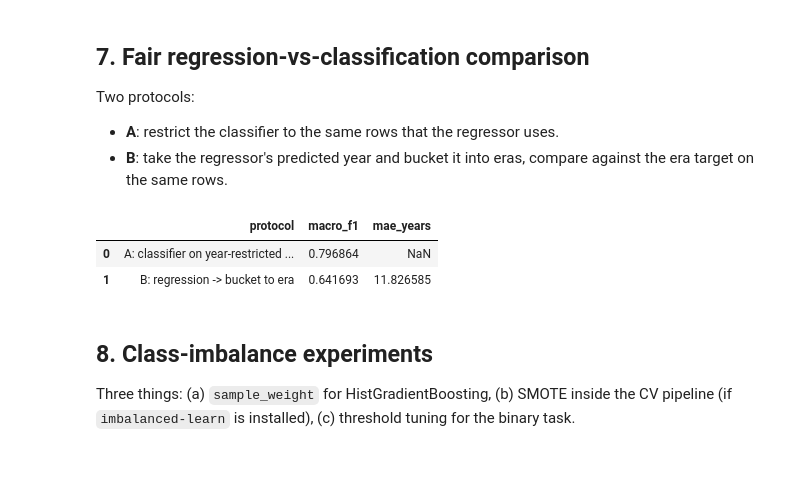
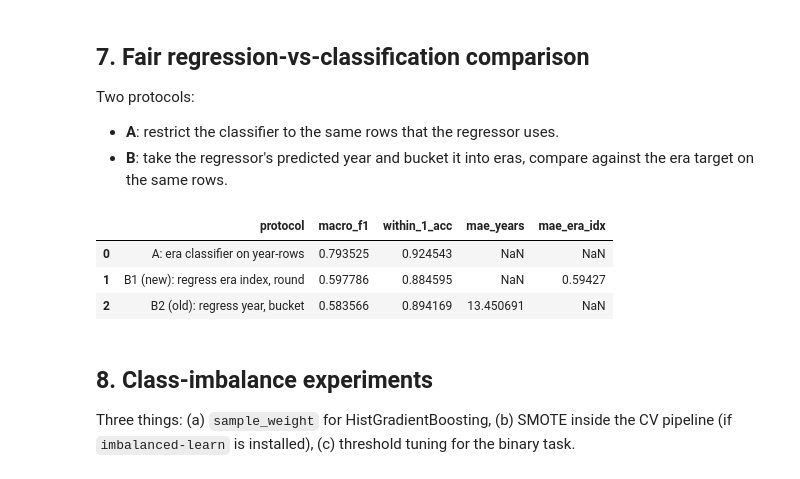
Before and after one commit to shounak9906/ML-project, a Jupyter notebook: notebooks/04_next_steps_code.ipynb, the cells around one changed output. Drawn from its saved outputs; the diff is of its cells as text; code cells hidden in the pictures.

```diff
--- a/notebooks/04_next_steps_code.ipynb
+++ b/notebooks/04_next_steps_code.ipynb
@@ -410,12 +460,11 @@ Small randomised search over the top tree-based models on Task A. Increase `n_it
 from sklearn.model_selection import RandomizedSearchCV, StratifiedKFold
 from scipy.stats import randint, uniform
 
-# Shared 5-fold stratified CV (used here and in sections 6 + 8)
-cv = StratifiedKFold(n_splits=5, shuffle=True, random_state=RANDOM_STATE)
+# Shared CV (used here and in sections 6 + 8). CV_FOLDS comes from setup's FAST_MODE.
+cv = StratifiedKFold(n_splits=CV_FOLDS, shuffle=True, random_state=RANDOM_STATE)
 
-# 60 trials per model (was 12). With 5-fold CV that's 300 fits per model;
-# RandomizedSearchCV parallelises across folds and trials.
-N_ITER_TUNING = 12
+# N_ITER_TUNING also comes from setup (12 in FAST_MODE, 60 in full mode).
+print(f"Tuning config: n_iter={N_ITER_TUNING} | cv_folds={CV_FOLDS}")
 
 tuning_grids = {
     "random_forest": {
@@ -451,10 +500,16 @@ if HAS_LGBM:
     }
 
 zoo = make_model_zoo("classification")
+# Avoid nested parallelism: RandomizedSearchCV parallelises trials; the inner model
+# should NOT also try to parallelise. ~1.5-2x speedup on multi-core boxes.
+for name in tuning_grids:
+    if hasattr(zoo[name].named_steps["m"], "n_jobs"):
+        zoo[name].named_steps["m"].set_params(n_jobs=1)
+
 tuned = {}
 tuning_rows = []
 for name, grid in tuning_grids.items():
-    print(f"Tuning {name} (n_iter={N_ITER_TUNING}) ...")
+    print(f"Tuning {name} ...")
     rs = RandomizedSearchCV(zoo[name], grid, n_iter=N_ITER_TUNING, cv=cv,
                             scoring="f1_macro", n_jobs=-1, random_state=RANDOM_STATE)
     rs.fit(X_train, y_era_train)
@@ -803,86 +897,78 @@ Two protocols:
 # %%
 # Fair comparison: Protocol A (classifier on year-restricted rows) vs.
 # Protocol B (ordinal regression on era index 0-5, rounded back to era).
-#
-# Why the rewrite: the original Protocol B trained a year regressor with MAE loss
-# and got F1=0.64 because the long pre-1900 tail dragged predictions toward the
-# mean. Training on the era *index* (bounded 0-5) instead is closer to what the
-# multiclass model sees and avoids that tail problem.
+# Each protocol gets its OWN preprocessor (TargetEncoder behaviour depends on target).
 from sklearn.metrics import f1_score, mean_absolute_error
 
-# Year-restricted splits (same rows in train + test as section 4's regression task)
-year_train_mask = train_mask & y_year.notna()
-year_test_mask  = test_mask  & y_year.notna()
-X_train_year = X.loc[year_train_mask]
-X_test_year  = X.loc[year_test_mask]
-y_era_train_yr = y_era.loc[year_train_mask]
-y_era_test_yr  = y_era.loc[year_test_mask]
-y_year_train_yr = y_year.loc[year_train_mask]
-y_year_test_yr  = y_year.loc[year_test_mask]
-y_era_idx_train_yr = y_era_idx.loc[year_train_mask]
-sample_weight_train_yr_local = sample_weight_full[year_train_mask.values]
+y_era_train_yr = y_era.loc[X_train_yr.index]
+y_era_test_yr  = y_era.loc[X_test_yr.index]
+y_era_idx_train_yr = y_era_idx.loc[X_train_yr.index]
 
 # Protocol A: era classifier on year-restricted rows
 proto_a = Pipeline([
-    ("pre", preprocessor_tree),
+    ("pre", make_preprocessor(numeric_features, onehot_features, target_encoded_features, scale=False)),
     ("m", HistGradientBoostingClassifier(max_iter=300, learning_rate=0.05,
                                          random_state=RANDOM_STATE)),
 ])
-proto_a.fit(X_train_year, y_era_train_yr, m__sample_weight=sample_weight_train_yr_local)
-pred_a = proto_a.predict(X_test_year)
+proto_a.fit(X_train_yr, y_era_train_yr, m__sample_weight=sample_weight_train_yr)
+pred_a = proto_a.predict(X_test_yr)
 f1_a = f1_score(y_era_test_yr, pred_a, average="macro")
-within1_a = within_n_era_accuracy(y_era_test_yr, pred_a, n=1)
+within1_a = within_n_era_accuracy(y_era_test_yr.values, pred_a, n=1)
 
-# Protocol B: train regressor on era *index* (0-5), round at inference, bucket back to era.
-# This is much closer in spirit to the multiclass classifier than year regression was.
+# Protocol B1 (new): regression on era index, round, bucket back to era
 proto_b = Pipeline([
-    ("pre", preprocessor_tree),
+    ("pre", make_preprocessor(numeric_features, onehot_features, target_encoded_features, scale=False)),
     ("m", HistGradientBoostingRegressor(loss="absolute_error", max_iter=300,
                                         learning_rate=0.05, random_state=RANDOM_STATE)),
 ])
-proto_b.fit(X_train_year, y_era_idx_train_yr, m__sample_weight=sample_weight_train_yr_local)
-pred_idx_b = np.clip(proto_b.predict(X_test_year).round().astype(int), 0, len(ERA_LABELS) - 1)
+proto_b.fit(X_train_yr, y_era_idx_train_yr, m__sample_weight=sample_weight_train_yr)
+pred_idx_b = np.clip(proto_b.predict(X_test_yr).round().astype(int), 0, len(ERA_LABELS) - 1)
 pred_b = [ERA_LABELS[i] for i in pred_idx_b]
 f1_b = f1_score(y_era_test_yr, pred_b, average="macro")
-within1_b = within_n_era_accuracy(y_era_test_yr, pred_b, n=1)
-mae_b_idx = mean_absolute_error(y_era_idx.loc[year_test_mask], proto_b.predict(X_test_year))
+within1_b = within_n_era_accuracy(y_era_test_yr.values, pred_b, n=1)
+mae_b_idx = mean_absolute_error(y_era_idx.loc[X_test_yr.index], proto_b.predict(X_test_yr))
 
-# Old protocol B (year regression -> bucket) - kept for comparison
+# Protocol B2 (old): year regression -> bucket. Kept for comparison.
 proto_b_year = Pipeline([
-    ("pre", preprocessor_tree),
+    ("pre", make_preprocessor(numeric_features, onehot_features, target_encoded_features, scale=False)),
     ("m", HistGradientBoostingRegressor(loss="absolute_error", max_iter=300,
                                         learning_rate=0.05, random_state=RANDOM_STATE)),
 ])
-proto_b_year.fit(X_train_year, y_year_train_yr, m__sample_weight=sample_weight_train_yr_local)
+proto_b_year.fit(X_train_yr, y_year_train, m__sample_weight=sample_weight_train_yr)
+
+
 def _year_to_era_label(y):
     if pd.isna(y): return "unknown"
     y = int(np.rint(y))
     for cutoff, label in [(1948, "pre-1948"), (1974, "1948-1974"),
                           (1988, "1975-1988"), (2000, "1989-2000"),
                           (2012, "2001-2012")]:
         if y <= cutoff:
             return label
     return "2013+"
-pred_b_year_year = proto_b_year.predict(X_test_year)
+
+
+pred_b_year_year = proto_b_year.predict(X_test_yr)
 pred_b_year = [_year_to_era_label(y) for y in pred_b_year_year]
 f1_b_year = f1_score(y_era_test_yr, pred_b_year, average="macro")
-within1_b_year = within_n_era_accuracy(y_era_test_yr, pred_b_year, n=1)
-mae_b_year = mean_absolute_error(y_year_test_yr, pred_b_year_year)
+within1_b_year = within_n_era_accuracy(y_era_test_yr.values, pred_b_year, n=1)
+mae_b_year = mean_absolute_error(y_year_test, pred_b_year_year)
 
 comp = pd.DataFrame([
     {"protocol": "A: era classifier on year-rows",
      "macro_f1": f1_a, "within_1_acc": within1_a, "mae_years": np.nan, "mae_era_idx": np.nan},
     {"protocol": "B1 (new): regress era index, round",
      "macro_f1": f1_b, "within_1_acc": within1_b, "mae_years": np.nan, "mae_era_idx": mae_b_idx},
     {"protocol": "B2 (old): regress year, bucket",
      "macro_f1": f1_b_year, "within_1_acc": within1_b_year, "mae_years": mae_b_year, "mae_era_idx": np.nan},
 ])
 comp.to_csv(REPORTS_DIR / "fair_comparison_era.csv", index=False)
 comp
 # %% [output]
-|  | protocol | macro_f1 | mae_years |
-| 0 | A: classifier on year-restricted ... | 0.796864 | NaN |
-| 1 | B: regression -> bucket to era | 0.641693 | 11.826585 |
+|  | protocol | macro_f1 | within_1_acc | mae_years | mae_era_idx |
+| 0 | A: era classifier on year-rows | 0.793525 | 0.924543 | NaN | NaN |
+| 1 | B1 (new): regress era index, round | 0.597786 | 0.884595 | NaN | 0.59427 |
+| 2 | B2 (old): regress year, bucket | 0.583566 | 0.894169 | 13.450691 | NaN |
 # %% [markdown]
 ## 8. Class-imbalance experiments
 
```
Also changed, not shown: parts of 18 cells of this notebook, 17 other files.
